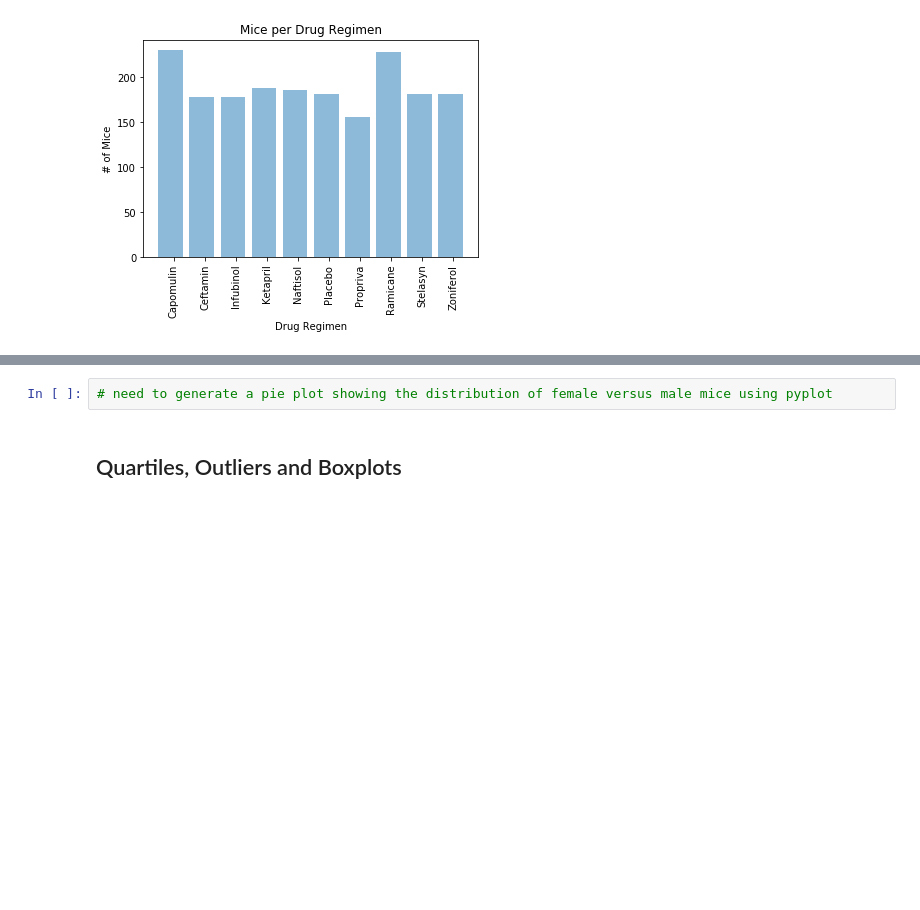
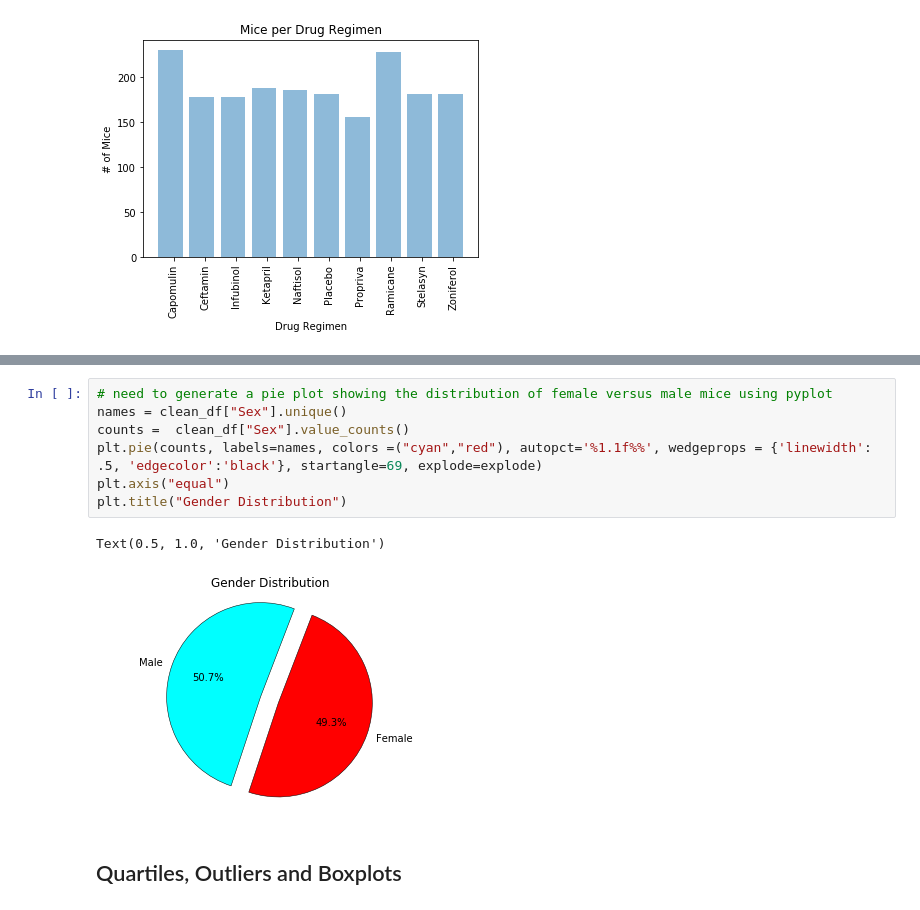
Before and after one commit to Vincent-glitch/Cancer-Pharmaceutical-Treatment-Analysis, a Jupyter notebook: pharma/pymaceuticals.ipynb, the cells around one changed output, grey strips where cells are left out. Cells and saved outputs as stored; diff of their text form; blank space fills up the shorter version.

```diff
--- a/pharma/pymaceuticals.ipynb
+++ b/pharma/pymaceuticals.ipynb
@@ -153,5 +154,13 @@ plt.show()
 # %%
 # need to generate a pie plot showing the distribution of female versus male mice using pyplot
+names = clean_df["Sex"].unique()
+counts =  clean_df["Sex"].value_counts()
+plt.pie(counts, labels=names, colors =("cyan","red"), autopct='%1.1f%%', wedgeprops = {'linewidth': .5, 'edgecolor':'black'}, startangle=69, explode=explode)
+plt.axis("equal")
+plt.title("Gender Distribution")
+# %% [output]
+Text(0.5, 1.0, 'Gender Distribution')
+[figure, added]
 # %% [markdown]
 ## Quartiles, Outliers and Boxplots
 # %%
```
Also changed, not shown: parts of 5 cells of this notebook.
